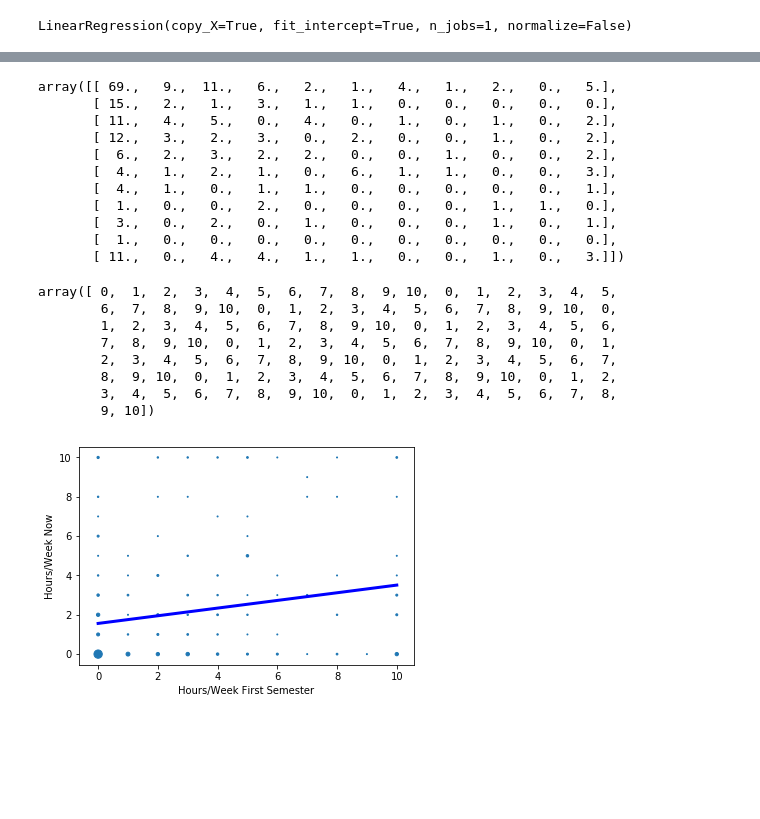
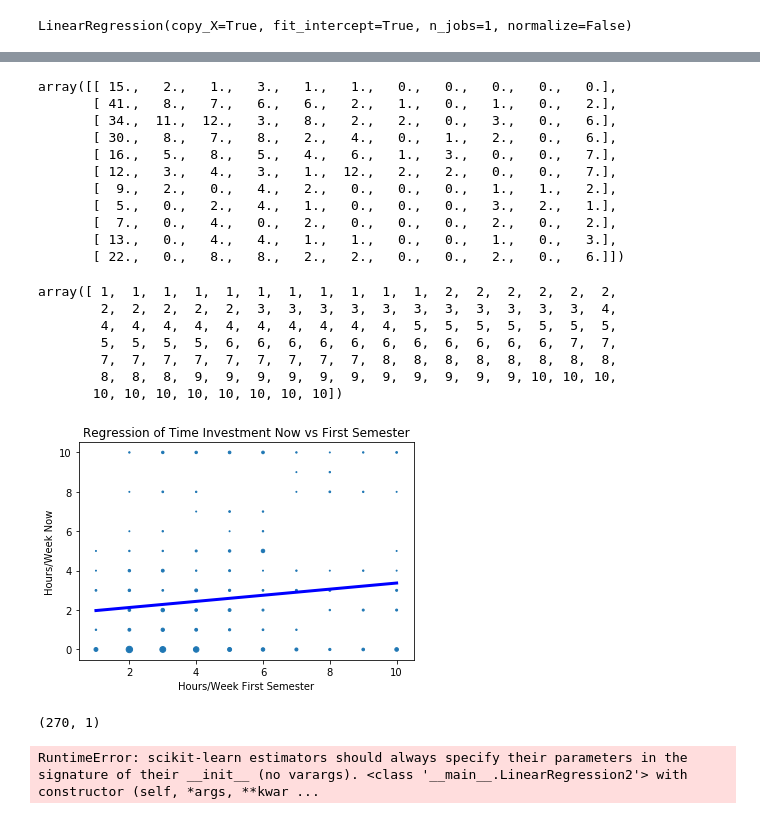
Before and after one commit to emmaling27/sgo-time-investment, a Jupyter notebook: survey_responses_analysis.ipynb, the cells around one changed output, grey strips where cells are left out. Cells and saved outputs as stored; diff of their text form; code cells hidden in the pictures; blank space fills up the shorter version.

```diff
--- a/survey_responses_analysis.ipynb
+++ b/survey_responses_analysis.ipynb
@@ -56,7 +57,7 @@ sgo_data
 relevant_data = []
 for response in df.values:
     for i in range(5):
-        if not pd.isnull(response[i]):
+        if not pd.isnull(response[i]) and response[i]:
             if pd.isnull(response[i+1]):
                 response[i+1] = 0
             relevant_data.append([response[i], response[i+1], response[-1]])
@@ -159,8 +175,8 @@ regr.fit(relevant_data[:,0].reshape(-1,1), relevant_data[:,1])
 LinearRegression(copy_X=True, fit_intercept=True, n_jobs=1, normalize=False)
 # %%
 bubble_counts = np.zeros((11,11))
-relevant_data = list(map(lambda x: [ int(y) for y in x], relevant_data))
-relevant_data
+relevant_data2 = list(map(lambda x: [ int(y) for y in x], relevant_data))
+relevant_data2
 # %% [output]
 [[5, 10, 4],
  [10, 3, 4],
@@ -181,40 +197,40 @@ relevant_data
  [1, 0, 4]]
 # %%
-for pt in relevant_data:
-    bubble_counts[pt[0], pt[1]] += 1
+for pt in relevant_data2:
+    bubble_counts[pt[0]-1, pt[1]] += 1
 # %%
 bubble_counts
 # %% [output]
-array([[ 69.,   9.,  11.,   6.,   2.,   1.,   4.,   1.,   2.,   0.,   5.],
-       [ 15.,   2.,   1.,   3.,   1.,   1.,   0.,   0.,   0.,   0.,   0.],
-       [ 11.,   4.,   5.,   0.,   4.,   0.,   1.,   0.,   1.,   0.,   2.],
-       [ 12.,   3.,   2.,   3.,   0.,   2.,   0.,   0.,   1.,   0.,   2.],
-       [  6.,   2.,   3.,   2.,   2.,   0.,   0.,   1.,   0.,   0.,   2.],
-       [  4.,   1.,   2.,   1.,   0.,   6.,   1.,   1.,   0.,   0.,   3.],
-       [  4.,   1.,   0.,   1.,   1.,   0.,   0.,   0.,   0.,   0.,   1.],
-       [  1.,   0.,   0.,   2.,   0.,   0.,   0.,   0.,   1.,   1.,   0.],
-       [  3.,   0.,   2.,   0.,   1.,   0.,   0.,   0.,   1.,   0.,   1.],
-       [  1.,   0.,   0.,   0.,   0.,   0.,   0.,   0.,   0.,   0.,   0.],
-       [ 11.,   0.,   4.,   4.,   1.,   1.,   0.,   0.,   1.,   0.,   3.]])
+array([[ 15.,   2.,   1.,   3.,   1.,   1.,   0.,   0.,   0.,   0.,   0.],
+       [ 41.,   8.,   7.,   6.,   6.,   2.,   1.,   0.,   1.,   0.,   2.],
+       [ 34.,  11.,  12.,   3.,   8.,   2.,   2.,   0.,   3.,   0.,   6.],
+       [ 30.,   8.,   7.,   8.,   2.,   4.,   0.,   1.,   2.,   0.,   6.],
+       [ 16.,   5.,   8.,   5.,   4.,   6.,   1.,   3.,   0.,   0.,   7.],
+       [ 12.,   3.,   4.,   3.,   1.,  12.,   2.,   2.,   0.,   0.,   7.],
+       [  9.,   2.,   0.,   4.,   2.,   0.,   0.,   0.,   1.,   1.,   2.],
+       [  5.,   0.,   2.,   4.,   1.,   0.,   0.,   0.,   3.,   2.,   1.],
+       [  7.,   0.,   4.,   0.,   2.,   0.,   0.,   0.,   2.,   0.,   2.],
+       [ 13.,   0.,   4.,   4.,   1.,   1.,   0.,   0.,   1.,   0.,   3.],
+       [ 22.,   0.,   8.,   8.,   2.,   2.,   0.,   0.,   2.,   0.,   6.]])
 # %%
-xs = np.array([[x] * 11 for x in range(11)]).flatten()
-ys = np.array([range(11)] * 11).flatten()
-ys
+xs = np.array([[x] * 11 for x in range(1,11)]).flatten()
+ys = np.array([range(11)] * 10).flatten()
+xs
 # %% [output]
-array([ 0,  1,  2,  3,  4,  5,  6,  7,  8,  9, 10,  0,  1,  2,  3,  4,  5,
-        6,  7,  8,  9, 10,  0,  1,  2,  3,  4,  5,  6,  7,  8,  9, 10,  0,
-        1,  2,  3,  4,  5,  6,  7,  8,  9, 10,  0,  1,  2,  3,  4,  5,  6,
-        7,  8,  9, 10,  0,  1,  2,  3,  4,  5,  6,  7,  8,  9, 10,  0,  1,
-        2,  3,  4,  5,  6,  7,  8,  9, 10,  0,  1,  2,  3,  4,  5,  6,  7,
-        8,  9, 10,  0,  1,  2,  3,  4,  5,  6,  7,  8,  9, 10,  0,  1,  2,
-        3,  4,  5,  6,  7,  8,  9, 10,  0,  1,  2,  3,  4,  5,  6,  7,  8,
-        9, 10])
+array([ 1,  1,  1,  1,  1,  1,  1,  1,  1,  1,  1,  2,  2,  2,  2,  2,  2,
+        2,  2,  2,  2,  2,  3,  3,  3,  3,  3,  3,  3,  3,  3,  3,  3,  4,
+        4,  4,  4,  4,  4,  4,  4,  4,  4,  4,  5,  5,  5,  5,  5,  5,  5,
+        5,  5,  5,  5,  6,  6,  6,  6,  6,  6,  6,  6,  6,  6,  6,  7,  7,
+        7,  7,  7,  7,  7,  7,  7,  7,  7,  8,  8,  8,  8,  8,  8,  8,  8,
+        8,  8,  8,  9,  9,  9,  9,  9,  9,  9,  9,  9,  9,  9, 10, 10, 10,
+       10, 10, 10, 10, 10, 10, 10, 10])
 # %%
-plt.plot(range(11), regr.predict(np.array(range(11)).reshape(-1,1)), color='blue', linewidth=3)
+plt.plot(range(1,11), regr.predict(np.array(range(1,11)).reshape(-1,1)), color='blue', linewidth=3)
 plt.scatter(xs, ys, bubble_counts.flatten())
 plt.xlabel('Hours/Week First Semester')
 plt.ylabel('Hours/Week Now')
-plt.savefig('linear_regression.png')
+plt.title('Regression of Time Investment Now vs First Semester')
+plt.savefig('linear_regression_without_zero.png')
 plt.show()
 # %% [output]
-[figure, old version]
+[figure, new version]
@@ -220,0 +268,8 @@ plt.show()
+# %%
+relevant_data[:,0].reshape(-1,1).shape
+# %% [output]
+(270, 1)
+# %%
+reg.fit(relevant_data[:,0].reshape(-1,1), relevant_data[:,1].reshape(-1,1))
+# %% [output]
+RuntimeError: scikit-learn estimators should always specify their parameters in the signature of their __init__ (no varargs). <class '__main__.LinearRegression2'> with constructor (self, *args, **kwar ...
```
Also changed, not shown: parts of 16 cells of this notebook, 3 other files.
